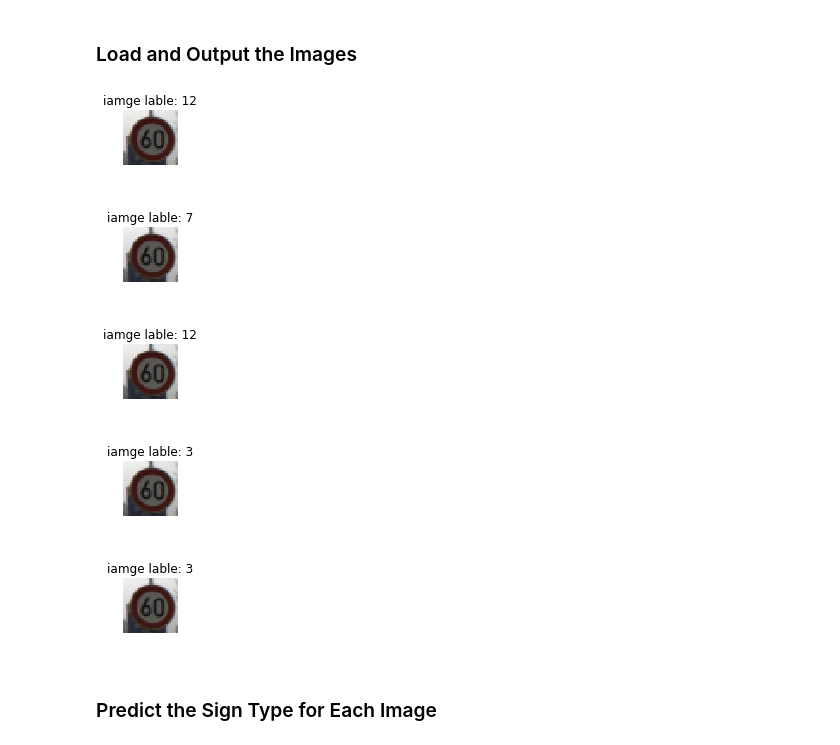
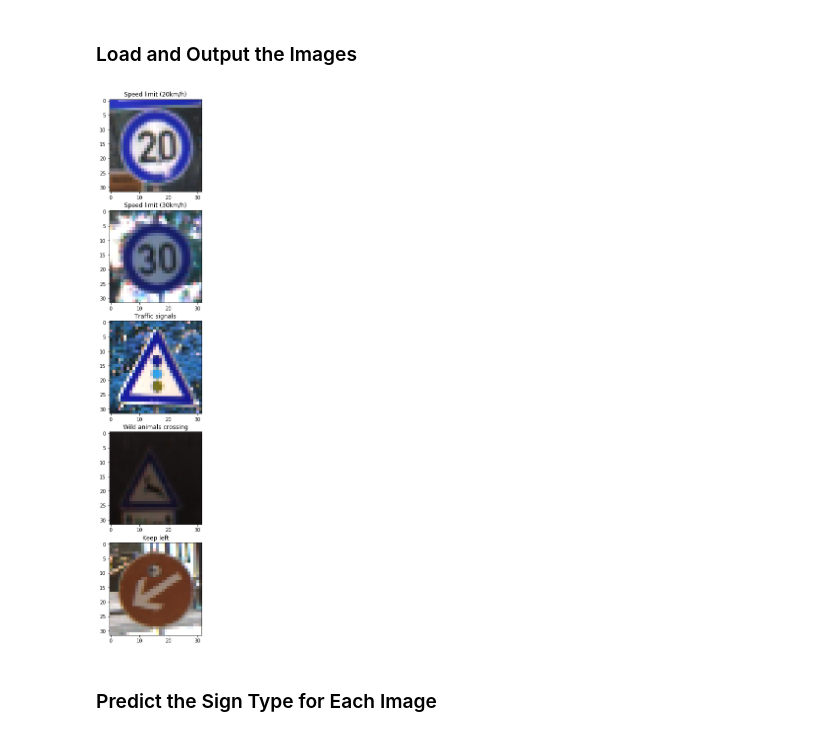
Before and after one commit to WfHit/Udacity_CarND, a Jupyter notebook: Term1/CarND-Traffic-Sign-Classifier-Project/Traffic_Sign_Classifier.ipynb, the cells around one changed output. Saved outputs shown, nothing was run; the diff lists cells and outputs as text; code cells hidden in the pictures.

```diff
--- a/Term1/CarND-Traffic-Sign-Classifier-Project/Traffic_Sign_Classifier.ipynb
+++ b/Term1/CarND-Traffic-Sign-Classifier-Project/Traffic_Sign_Classifier.ipynb
@@ -334,28 +413,63 @@ To give yourself more insight into how your model is working, download at least
 You may find `signnames.csv` useful as it contains mappings from the class id (integer) to the actual sign name.
 # %% [markdown]
 ### Load and Output the Images
-# %%
-### Load the images and plot them here.
-### Feel free to use as many code cells as needed.
-X_test_sel = []
-y_test_sel = []
-%matplotlib inline
-for counter in range(5):
-    image_index = random.randint(0, len(X_test))
-    X_test_sel.append(X_test[image_index])
-    y_test_sel.append(y_test[image_index])
-    image = X_test[index].squeeze()
-    plt.figure(figsize=(1,1))
-    plt.imshow(image)
-    plt.title("iamge lable: {}".format(y_test[image_index]))
-    plt.axis('off')
-    plt.show()
-# %% [output]
-[figure, removed]
-[figure, removed]
-[figure, removed]
-[figure, removed]
-[figure, removed]
+# %%
+### Load the images and plot them here.
+### Feel free to use as many code cells as needed.
+import cv2
+X_test_sel = []
+y_test_sel = []
+%matplotlib inline
+fig = plt.figure(figsize=(20,20))
+
+file_path = 'data/NewTestData/00000.ppm'
+original_image = cv2.imread(file_path)
+resize_image = cv2.resize(original_image, (32,32))
+X_test_sel.append(resize_image)
+y_test_sel.append(0)
+img = fig.add_subplot(5, 1, 1)
+img.imshow(resize_image)
+img.set_title(signnames.loc[0]['label'])
+
+file_path = 'data/NewTestData/00001.ppm'
+original_image = cv2.imread(file_path)
+resize_image = cv2.resize(original_image, (32,32))
+X_test_sel.append(resize_image)
+y_test_sel.append(1)
+img = fig.add_subplot(5, 1, 2)
+img.imshow(resize_image)
+img.set_title(signnames.loc[1]['label'])
+
+file_path = 'data/NewTestData/00026.ppm'
+original_image = cv2.imread(file_path)
+resize_image = cv2.resize(original_image, (32,32))
+X_test_sel.append(resize_image)
+y_test_sel.append(26)
+img = fig.add_subplot(5, 1, 3)
+img.imshow(resize_image)
+img.set_title(signnames.loc[26]['label'])
+
+file_path = 'data/NewTestData/00031.ppm'
+original_image = cv2.imread(file_path)
+resize_image = cv2.resize(original_image, (32,32))
+X_test_sel.append(resize_image)
+y_test_sel.append(31)
+img = fig.add_subplot(5, 1, 4)
+img.imshow(resize_image)
+img.set_title(signnames.loc[31]['label'])
+
+file_path = 'data/NewTestData/00039.ppm'
+original_image = cv2.imread(file_path)
+resize_image = cv2.resize(original_image, (32,32))
+X_test_sel.append(resize_image)
+y_test_sel.append(39)
+img = fig.add_subplot(5, 1, 5)
+img.imshow(resize_image)
+img.set_title(signnames.loc[39]['label'])
+    #plt.title("iamge lable: {}".format(y_test[image_index]))
+plt.show()
+# %% [output]
+[figure, added]
 # %% [markdown]
 ### Predict the Sign Type for Each Image
 # %%
```
Also changed, not shown: parts of 11 cells of this notebook, 2 other files.
